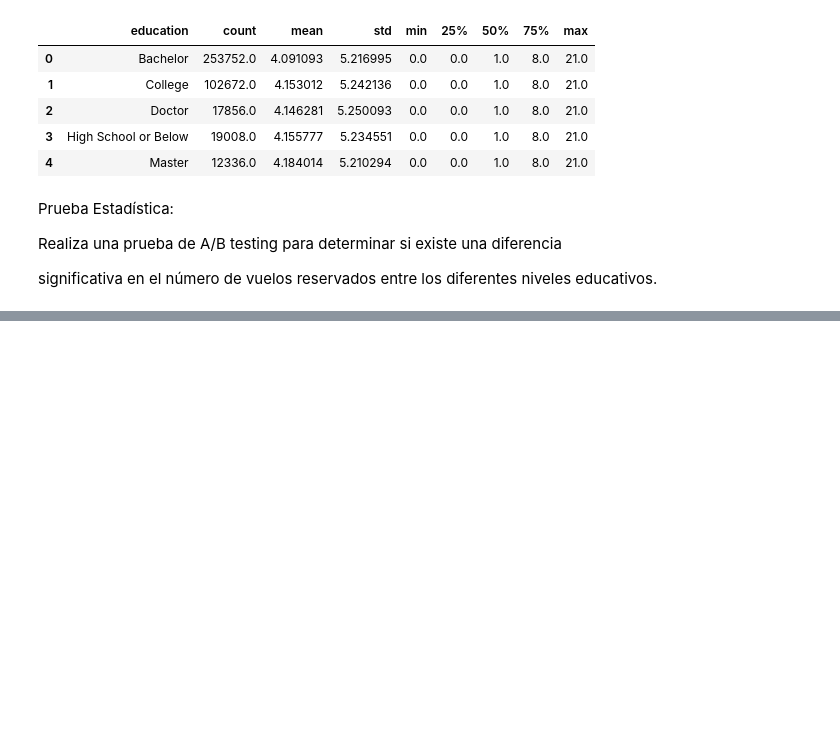
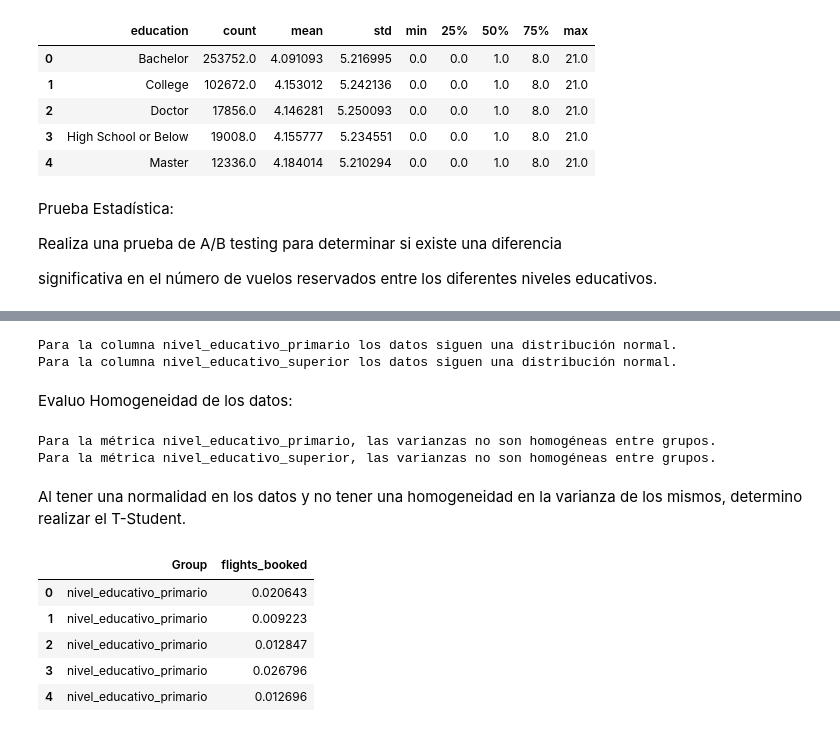
Before and after one commit to ggonzalm/Promo-H-DA-modulo3-evaluacion-final-Gloria_Gonzalez, a Jupyter notebook: Ejercicio final modulo3.ipynb, the cells around one changed output, grey strips where cells are left out. Cells and saved outputs as stored; diff of their text form; code cells hidden in the pictures; blank space fills up the shorter version.

```diff
--- a/Ejercicio final modulo3.ipynb
+++ b/Ejercicio final modulo3.ipynb
@@ -674,0 +723,10 @@ educativos.
+# %%
+metricas = ['nivel_educativo_primario', 'nivel_educativo_superior']
+
+for metrica in metricas:
+    normalidad(datos_unidos ,metrica)
+# %% [output]
+Para la columna nivel_educativo_primario los datos siguen una distribución normal.
+Para la columna nivel_educativo_superior los datos siguen una distribución normal.
+# %% [markdown]
+Evaluo Homogeneidad de los datos:
@@ -674,0 +762,25 @@ educativos.
+# %%
+metricas = ['nivel_educativo_primario', 'nivel_educativo_superior']
+
+for metrica in metricas:
+    homogeneidad(datos_unidos,'flights_booked', metrica)
+# %% [output]
+Para la métrica nivel_educativo_primario, las varianzas no son homogéneas entre grupos.
+Para la métrica nivel_educativo_superior, las varianzas no son homogéneas entre grupos.
+# %% [markdown]
+Al tener una normalidad en los datos y no tener una homogeneidad en la varianza de los mismos, determino realizar el T-Student.
+# %%
+# crear un diccionario con dos columnas, la del grupo a la que pertecen y otra con los valores de CTR (con una distribución normal)
+data_test = {'Group': ['nivel_educativo_primario'] * 25 + ['nivel_educativo_superior'] * 25,
+        'flights_booked': np.concatenate([np.random.normal(0.02, 0.01, 25),
+                               np.random.normal(0.025, 0.01, 25)])}
+
+df_t = pd.DataFrame(data_test)
+df_t.head()
+# %% [output]
+|  | Group | flights_booked |
+| 0 | nivel_educativo_primario | 0.020643 |
+| 1 | nivel_educativo_primario | 0.009223 |
+| 2 | nivel_educativo_primario | 0.012847 |
+| 3 | nivel_educativo_primario | 0.026796 |
+| 4 | nivel_educativo_primario | 0.012696 |
```
Also changed, not shown: parts of 10 cells of this notebook.
